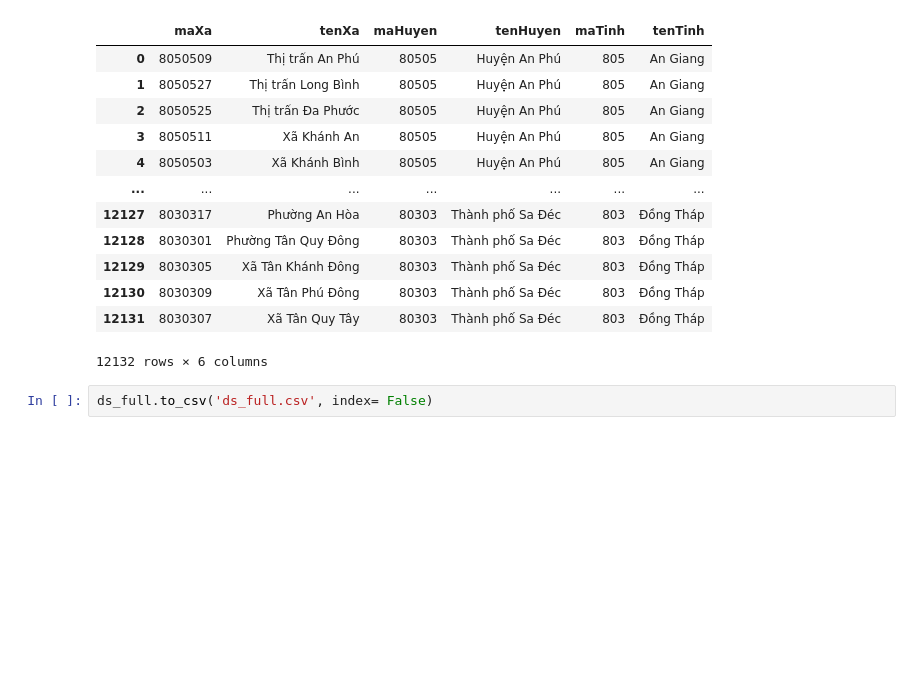
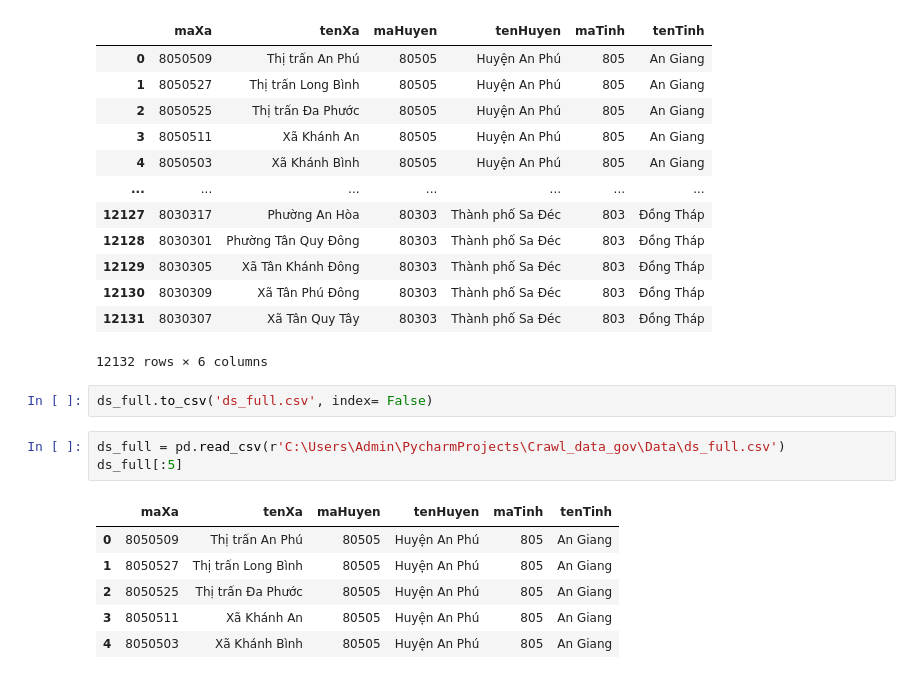
Before and after one commit to DucNgMinh/Crawl_data_gov, a Jupyter notebook: test_crawl_gov.ipynb, the cells around one changed output. Saved outputs shown, nothing was run; the diff lists cells and outputs as text; blank space fills up the shorter version.

```diff
--- a/test_crawl_gov.ipynb
+++ b/test_crawl_gov.ipynb
@@ -187,3 +187,13 @@ ds_full
 12132 rows × 6 columns
 # %%
 ds_full.to_csv('ds_full.csv', index= False)
+# %%
+ds_full = pd.read_csv(r'C:\Users\Admin\PycharmProjects\Crawl_data_gov\Data\ds_full.csv')
+ds_full[:5]
+# %% [output]
+|  | maXa | tenXa | maHuyen | tenHuyen | maTinh | tenTinh |
+| 0 | 8050509 | Thị trấn An Phú | 80505 | Huyện An Phú | 805 | An Giang |
+| 1 | 8050527 | Thị trấn Long Bình | 80505 | Huyện An Phú | 805 | An Giang |
+| 2 | 8050525 | Thị trấn Đa Phước | 80505 | Huyện An Phú | 805 | An Giang |
+| 3 | 8050511 | Xã Khánh An | 80505 | Huyện An Phú | 805 | An Giang |
+| 4 | 8050503 | Xã Khánh Bình | 80505 | Huyện An Phú | 805 | An Giang |
```
Also changed, not shown: parts of 20 cells of this notebook, 20 other files.
